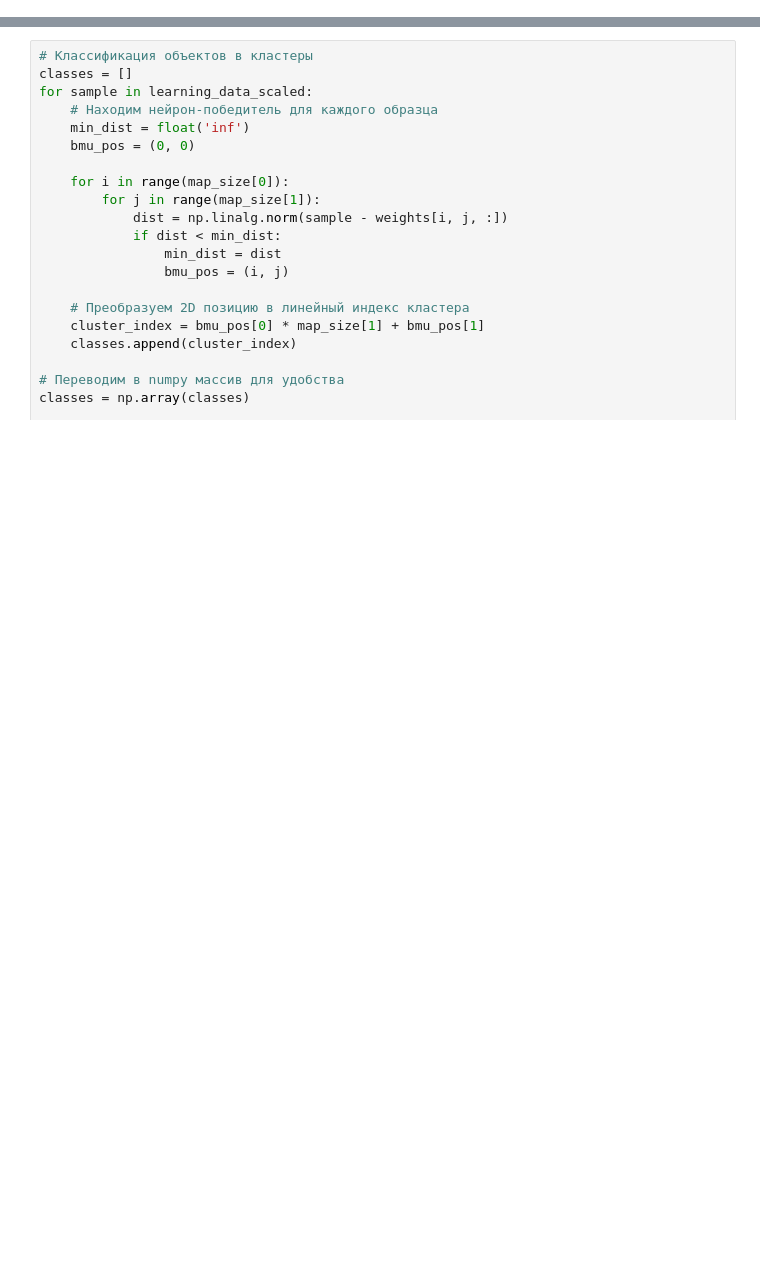
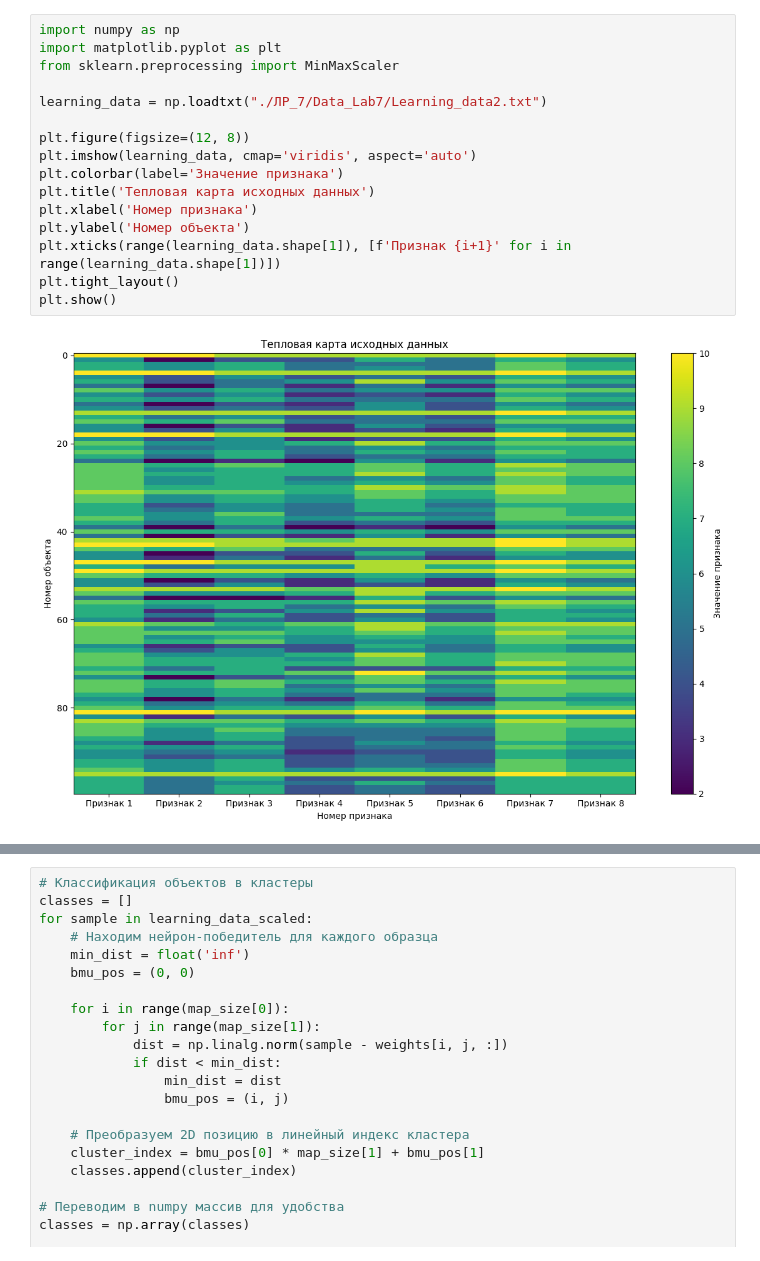
Before and after one commit to Anton-Bondarchuk/iad, a Jupyter notebook: lab7/tasks.ipynb, the cells around one changed output, grey strips where cells are left out. Cells and saved outputs as stored; diff of their text form; blank space fills up the shorter version.

```diff
--- a/lab7/tasks.ipynb
+++ b/lab7/tasks.ipynb
@@ -0,0 +1,18 @@
+# %%
+import numpy as np
+import matplotlib.pyplot as plt
+from sklearn.preprocessing import MinMaxScaler
+
+learning_data = np.loadtxt("./ЛР_7/Data_Lab7/Learning_data2.txt")
+
+plt.figure(figsize=(12, 8))
+plt.imshow(learning_data, cmap='viridis', aspect='auto')
+plt.colorbar(label='Значение признака')
+plt.title('Тепловая карта исходных данных')
+plt.xlabel('Номер признака')
+plt.ylabel('Номер объекта')
+plt.xticks(range(learning_data.shape[1]), [f'Признак {i+1}' for i in range(learning_data.shape[1])])
+plt.tight_layout()
+plt.show()
+# %% [output]
+[figure, added]
```
Also changed, not shown: parts of 6 cells of this notebook, 6 other files.
